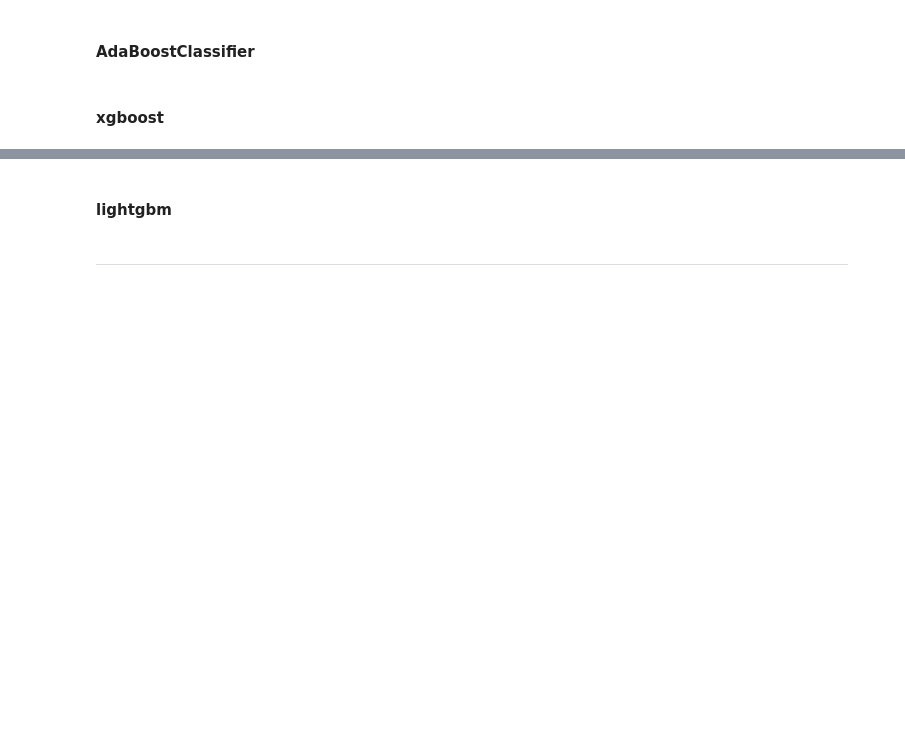
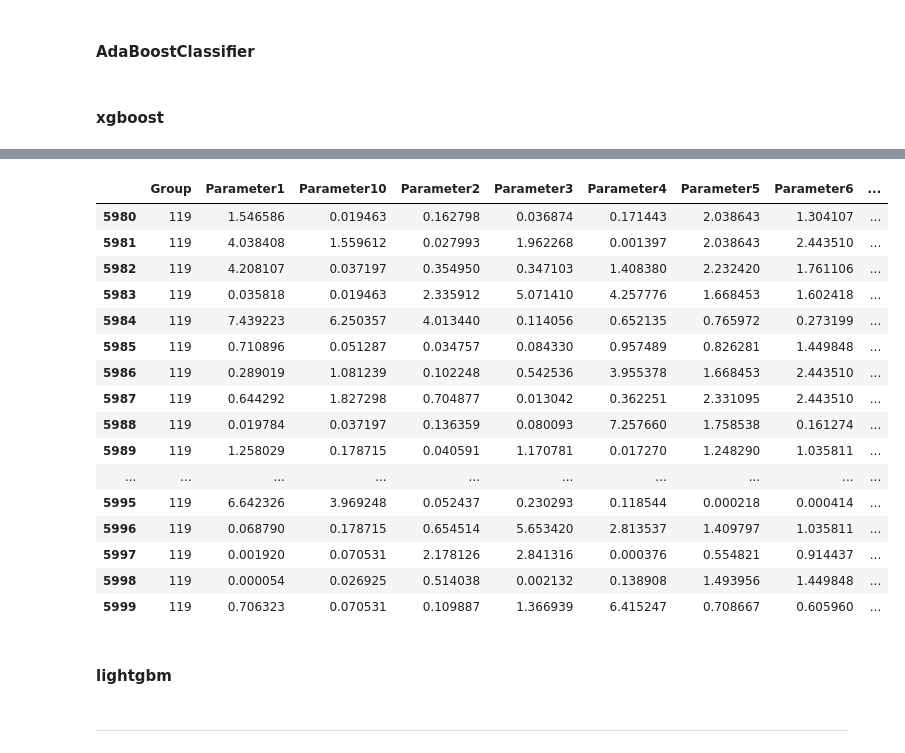
Before and after one commit to wjq8421/MLNote, a Jupyter notebook: 人工智能课程/DF/Untitled.ipynb, the cells around one changed output, grey strips where cells are left out. Cells and saved outputs as stored; diff of their text form; code cells hidden in the pictures; blank space fills up the shorter version.

```diff
--- a/人工智能课程/DF/Untitled.ipynb
+++ b/人工智能课程/DF/Untitled.ipynb
@@ -293,3 +367,23 @@ xgbc.feature_importances_
+# %%
+test.tail(20)
+# %% [output]
+|  | Group | Parameter1 | Parameter10 | Parameter2 | Parameter3 | Parameter4 | Parameter5 | Parameter6 | ... |
+| 5980 | 119 | 1.546586 | 0.019463 | 0.162798 | 0.036874 | 0.171443 | 2.038643 | 1.304107 | ... |
+| 5981 | 119 | 4.038408 | 1.559612 | 0.027993 | 1.962268 | 0.001397 | 2.038643 | 2.443510 | ... |
+| 5982 | 119 | 4.208107 | 0.037197 | 0.354950 | 0.347103 | 1.408380 | 2.232420 | 1.761106 | ... |
+| 5983 | 119 | 0.035818 | 0.019463 | 2.335912 | 5.071410 | 4.257776 | 1.668453 | 1.602418 | ... |
+| 5984 | 119 | 7.439223 | 6.250357 | 4.013440 | 0.114056 | 0.652135 | 0.765972 | 0.273199 | ... |
+| 5985 | 119 | 0.710896 | 0.051287 | 0.034757 | 0.084330 | 0.957489 | 0.826281 | 1.449848 | ... |
+| 5986 | 119 | 0.289019 | 1.081239 | 0.102248 | 0.542536 | 3.955378 | 1.668453 | 2.443510 | ... |
+| 5987 | 119 | 0.644292 | 1.827298 | 0.704877 | 0.013042 | 0.362251 | 2.331095 | 2.443510 | ... |
+| 5988 | 119 | 0.019784 | 0.037197 | 0.136359 | 0.080093 | 7.257660 | 1.758538 | 0.161274 | ... |
+| 5989 | 119 | 1.258029 | 0.178715 | 0.040591 | 1.170781 | 0.017270 | 1.248290 | 1.035811 | ... |
+| ... | ... | ... | ... | ... | ... | ... | ... | ... | ... |
+| 5995 | 119 | 6.642326 | 3.969248 | 0.052437 | 0.230293 | 0.118544 | 0.000218 | 0.000414 | ... |
+| 5996 | 119 | 0.068790 | 0.178715 | 0.654514 | 5.653420 | 2.813537 | 1.409797 | 1.035811 | ... |
+| 5997 | 119 | 0.001920 | 0.070531 | 2.178126 | 2.841316 | 0.000376 | 0.554821 | 0.914437 | ... |
+| 5998 | 119 | 0.000054 | 0.026925 | 0.514038 | 0.002132 | 0.138908 | 1.493956 | 1.449848 | ... |
+| 5999 | 119 | 0.706323 | 0.070531 | 0.109887 | 1.366939 | 6.415247 | 0.708667 | 0.605960 | ... |
 # %% [markdown]
 #### lightgbm
 # %%
```
Also changed, not shown: parts of 34 cells of this notebook, 29 other files.
